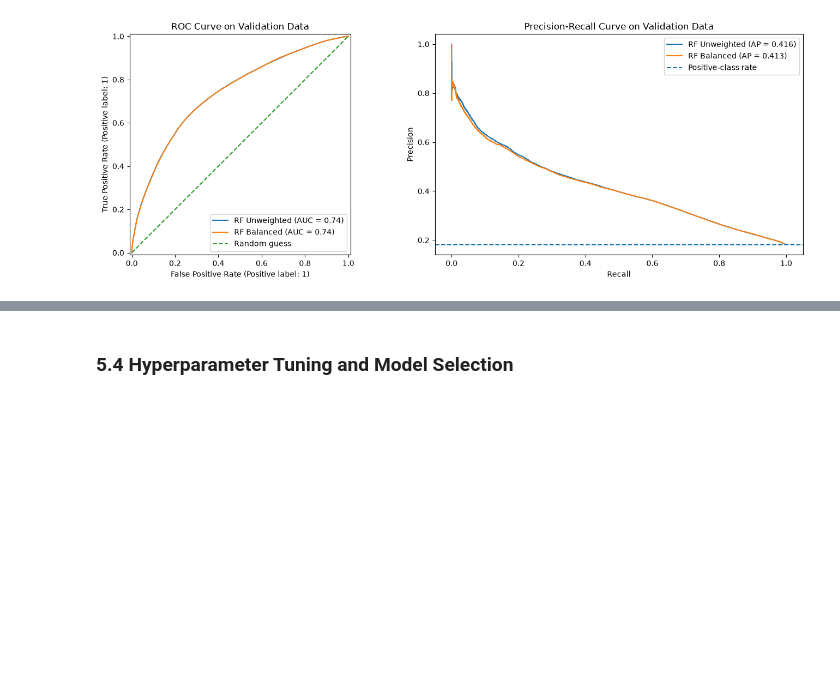
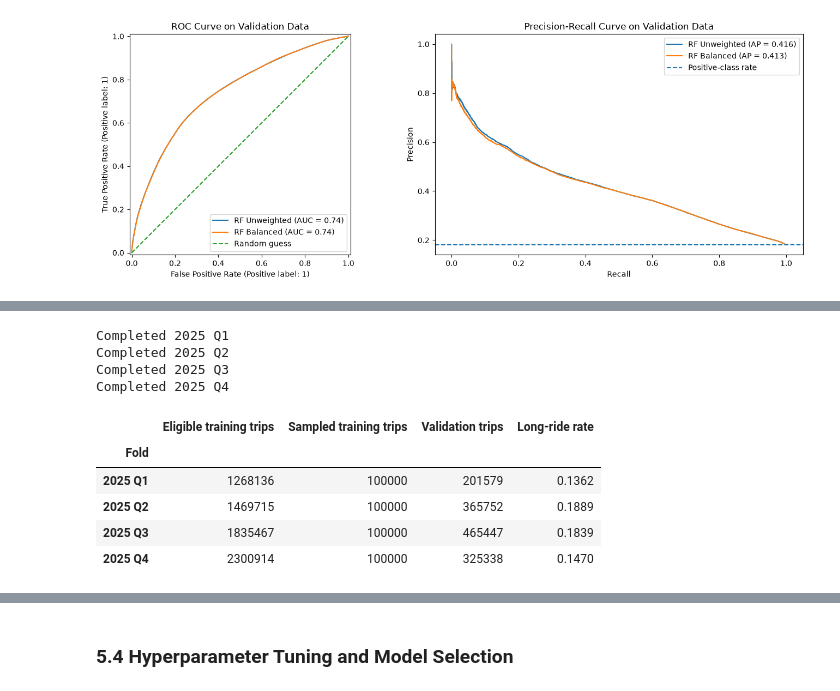
Before and after one commit to GeraintG/CIS_5450_Indigo_Data, a Jupyter notebook: indego_trips_analysis.ipynb, the cells around one changed output, grey strips where cells are left out. Saved outputs shown, nothing was run; the diff lists cells and outputs as text; code cells hidden in the pictures; blank space fills up the shorter version.

```diff
--- a/indego_trips_analysis.ipynb
+++ b/indego_trips_analysis.ipynb
@@ -1522,0 +1568,60 @@ Train a sequential boosting model; consider learning rate, number of trees, dept
+# %%
+gb_cv_results = []
+gb_fold_sizes = []
+
+for gb_fold_name, gb_fold_start, gb_fold_end in gb_folds:
+    gb_eligible_rows = np.flatnonzero(gb_start_time < np.datetime64(gb_fold_start))
+    gb_score_rows = np.flatnonzero(
+        (gb_start_time >= np.datetime64(gb_fold_start))
+        & (gb_start_time < np.datetime64(gb_fold_end))
+    )
+    gb_rng = np.random.default_rng(RANDOM_STATE)
+    gb_fit_rows = np.sort(gb_rng.choice(
+        gb_eligible_rows, size=min(gb_cv_train_cap, gb_eligible_rows.size), replace=False
+    ))
+    gb_y_fit = gb_train_target[gb_fit_rows]
+    gb_y_score = gb_train_target[gb_score_rows]
+    gb_fold_sizes.append({
+        "Fold": gb_fold_name,
+        "Eligible training trips": gb_eligible_rows.size,
+        "Sampled training trips": gb_fit_rows.size,
+        "Validation trips": gb_score_rows.size,
+        "Long-ride rate": gb_y_score.mean(),
+    })
+
+    gb_fold_preprocessor = clone(preprocessor)
+    gb_X_fit = gb_fold_preprocessor.fit_transform(X_train.iloc[gb_fit_rows])
+    gb_X_score = gb_fold_preprocessor.transform(X_train.iloc[gb_score_rows])
+
+    for gb_profile, gb_params in gb_profiles.items():
+        gb_fold_model = GradientBoostingClassifier(
+            n_estimators=max(gb_tree_counts), random_state=RANDOM_STATE, **gb_params
+        )
+        gb_fold_model.fit(gb_X_fit, gb_y_fit)
+        for gb_stage, gb_stage_prob in enumerate(
+            gb_fold_model.staged_predict_proba(gb_X_score), start=1
+        ):
+            if gb_stage in gb_tree_counts:
+                gb_cv_results.append({
+                    "Profile": gb_profile,
+                    "Trees": gb_stage,
+                    "Fold": gb_fold_name,
+                    "AP": average_precision_score(gb_y_score, gb_stage_prob[:, 1]),
+                })
+
+    print(f"Completed {gb_fold_name}")
+
+gb_cv_df = pd.DataFrame(gb_cv_results)
+gb_fold_df = pd.DataFrame(gb_fold_sizes).set_index("Fold")
+display(gb_fold_df.round(4))
+# %% [output]
+Completed 2025 Q1
+Completed 2025 Q2
+Completed 2025 Q3
+Completed 2025 Q4
+|  | Eligible training trips | Sampled training trips | Validation trips | Long-ride rate |
+| Fold |  |  |  |  |
+| 2025 Q1 | 1268136 | 100000 | 201579 | 0.1362 |
+| 2025 Q2 | 1469715 | 100000 | 365752 | 0.1889 |
+| 2025 Q3 | 1835467 | 100000 | 465447 | 0.1839 |
+| 2025 Q4 | 2300914 | 100000 | 325338 | 0.1470 |
```
Also changed, not shown: parts of 23 cells of this notebook.
